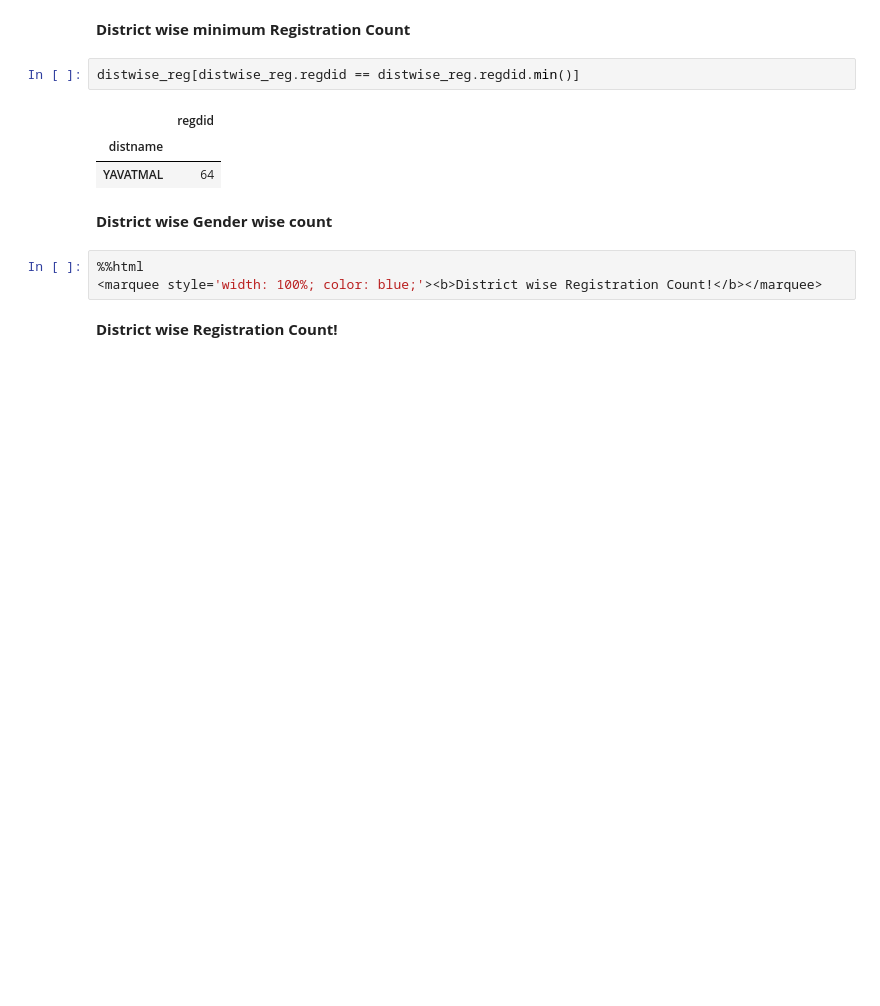
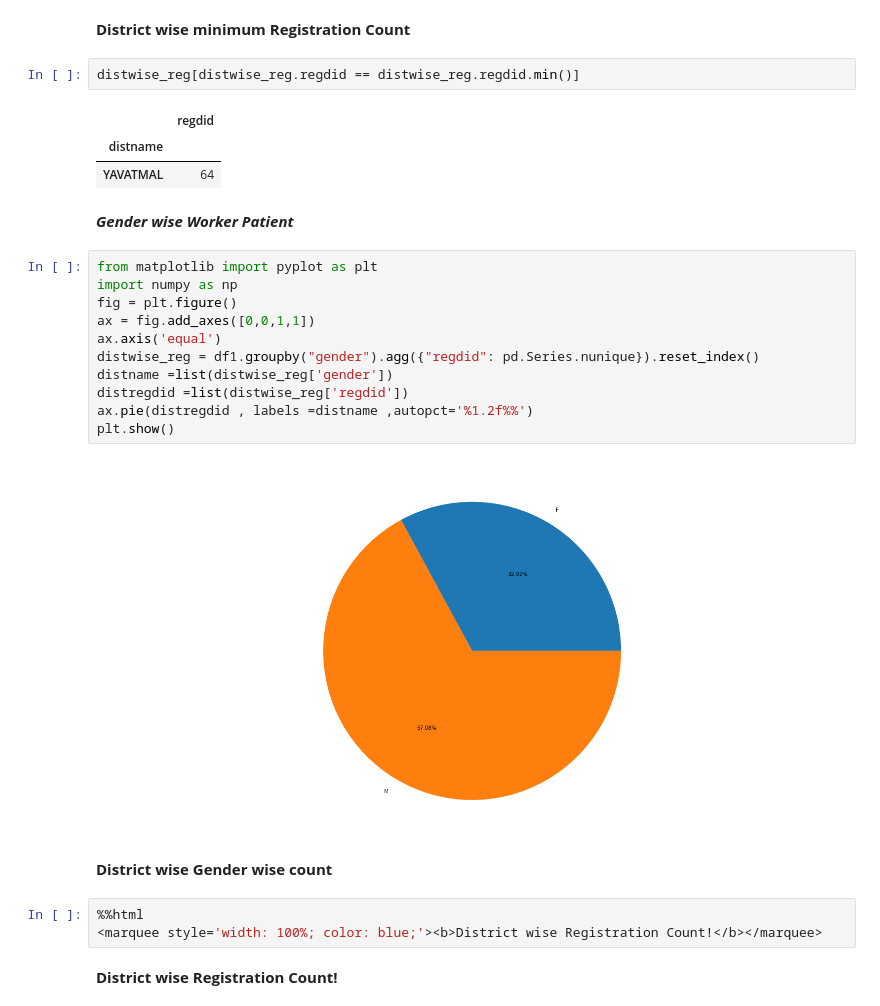
Before and after one commit to dharmendra-chouhan/s2datascience, a Jupyter notebook: Extracted_Construction_Worker_Patient_Details_Files.ipynb, the cells around one changed output. Cells and saved outputs as stored; diff of their text form; blank space fills up the shorter version.

```diff
--- a/Extracted_Construction_Worker_Patient_Details_Files.ipynb
+++ b/Extracted_Construction_Worker_Patient_Details_Files.ipynb
@@ -110,6 +175,21 @@ distwise_reg[distwise_reg.regdid == distwise_reg.regdid.min()]
 |  | regdid |
 | distname |  |
 | YAVATMAL | 64 |
+# %% [markdown]
+***Gender wise Worker Patient***
+# %%
+from matplotlib import pyplot as plt
+import numpy as np
+fig = plt.figure()
+ax = fig.add_axes([0,0,1,1])
+ax.axis('equal')
+distwise_reg = df1.groupby("gender").agg({"regdid": pd.Series.nunique}).reset_index()
+distname =list(distwise_reg['gender'])
+distregdid =list(distwise_reg['regdid'])
+ax.pie(distregdid , labels =distname ,autopct='%1.2f%%')
+plt.show()
+# %% [output]
+[figure, added]
 # %% [markdown]
 **District wise Gender wise count**
 # %%
```
Also changed, not shown: parts of 5 cells of this notebook.
